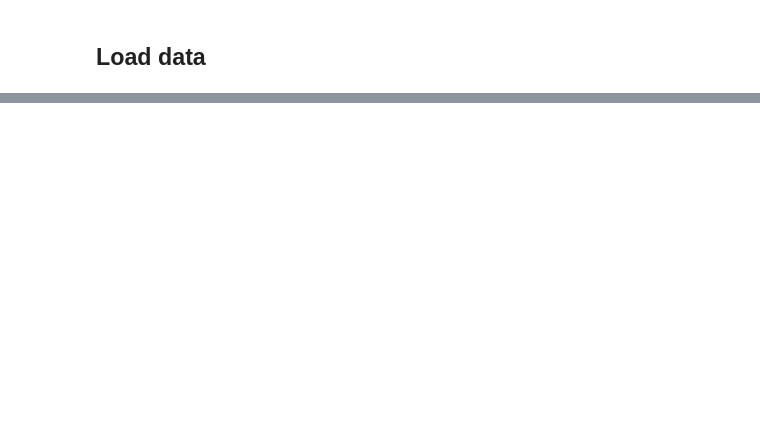
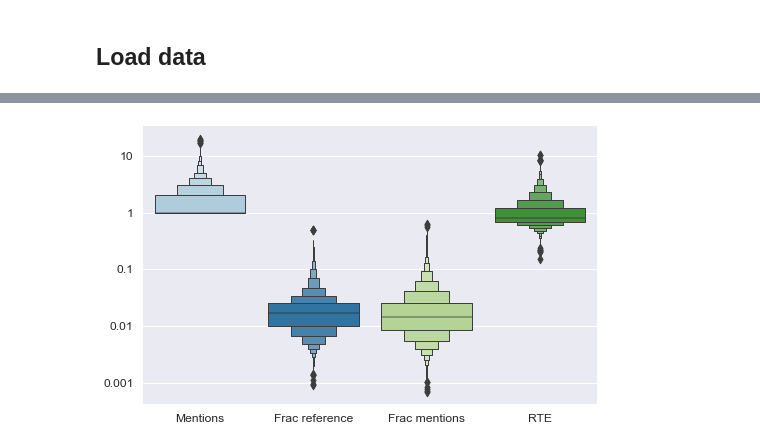
Before and after one commit to Bubblbu/citation-provenance-paper, a Jupyter notebook: notebooks/results.ipynb, the cells around one changed output, grey strips where cells are left out. Cells and saved outputs as stored; diff of their text form; code cells hidden in the pictures; blank space fills up the shorter version.

```diff
--- a/notebooks/results.ipynb
+++ b/notebooks/results.ipynb
@@ -83,4 +124,0 @@ col_names = {
-# %%
-pdf = np.log10(article_patterns).melt()
-sns.boxenplot(data=pdf, x="variable", y="value")
-plt.xticks(rotation=45, ha="right");
@@ -138,9 +124,0 @@ corr.round(2)
-# %%
-pdf = article_patterns.copy().replace(0, None).dropna()
-
-log_cols = ["refs_agg", "mentions_agg", "refs_norm_agg", "mentions_norm_agg", "eng_norm_avg"]
-for lc in log_cols:
-    pdf[lc] = np.log10(pdf[lc])
-pdf = pdf[["eng_norm_avg", "consistency", "refs_norm_agg", "mentions_norm_agg"]]
-pdf = pdf.rename(columns=col_names)
-g = sns.pairplot(pdf)
@@ -249,0 +178,20 @@ Index(['refs_agg', 'refs_norm_agg', 'mentions_agg', 'mentions_norm_agg',
+# %%
+plt.figure(figsize=get_figsize(full))
+with sns.axes_style("darkgrid"):
+    pdf = df.melt(var_name="Metric", value_name="Count")
+    sns.boxenplot(data=pdf, x="Metric", y="Count", palette=palette)
+
+    # formatting
+    plt.yscale("log");
+
+    ticks = [.001, .01, .1, 1, 10]
+    plt.yticks(ticks=ticks, labels=ticks);
+    plt.xticks(rotation=0, ha="center");
+
+    plt.xlabel("")
+    plt.ylabel("")
+
+    sns.despine(left=True, bottom=True, top=True, right=True)
+    plt.tight_layout()
+# %% [output]
+[figure, added]
```
Also changed, not shown: parts of 50 cells of this notebook, 3 other files.
